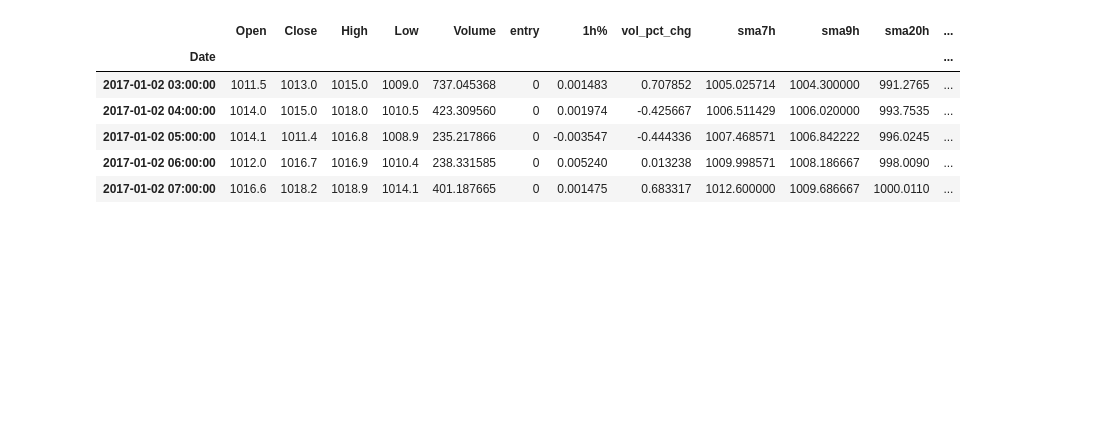
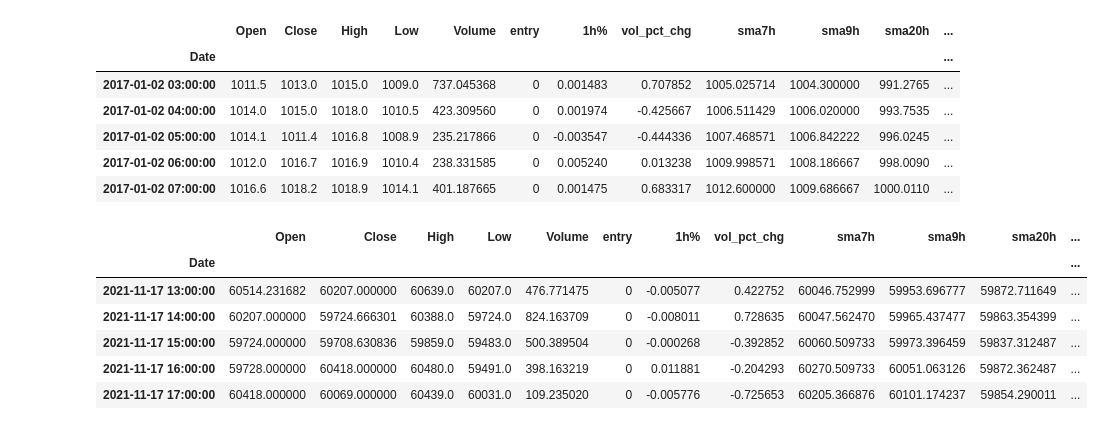
Before and after one commit to webclinic017/The_Crypto_Caller, a Jupyter notebook: LSTM testing/price_prediction_update.ipynb, the cells around one changed output. Saved outputs shown, nothing was run; the diff lists cells and outputs as text; code cells hidden in the pictures; blank space fills up the shorter version.

```diff
--- a/LSTM testing/price_prediction_update.ipynb
+++ b/LSTM testing/price_prediction_update.ipynb
@@ -49,3 +41,14 @@ hist.head()
 | 2017-01-02 05:00:00 | 1014.1 | 1011.4 | 1016.8 | 1008.9 | 235.217866 | 0 | -0.003547 | -0.444336 | 1007.468571 | 1006.842222 | 996.0245 | ... |
 | 2017-01-02 06:00:00 | 1012.0 | 1016.7 | 1016.9 | 1010.4 | 238.331585 | 0 | 0.005240 | 0.013238 | 1009.998571 | 1008.186667 | 998.0090 | ... |
 | 2017-01-02 07:00:00 | 1016.6 | 1018.2 | 1018.9 | 1014.1 | 401.187665 | 0 | 0.001475 | 0.683317 | 1012.600000 | 1009.686667 | 1000.0110 | ... |
+# %%
+hist = hist[-200:]
+hist.tail()
+# %% [output]
+|  | Open | Close | High | Low | Volume | entry | 1h% | vol_pct_chg | sma7h | sma9h | sma20h | ... |
+| Date |  |  |  |  |  |  |  |  |  |  |  | ... |
+| 2021-11-17 13:00:00 | 60514.231682 | 60207.000000 | 60639.0 | 60207.0 | 476.771475 | 0 | -0.005077 | 0.422752 | 60046.752999 | 59953.696777 | 59872.711649 | ... |
+| 2021-11-17 14:00:00 | 60207.000000 | 59724.666301 | 60388.0 | 59724.0 | 824.163709 | 0 | -0.008011 | 0.728635 | 60047.562470 | 59965.437477 | 59863.354399 | ... |
+| 2021-11-17 15:00:00 | 59724.000000 | 59708.630836 | 59859.0 | 59483.0 | 500.389504 | 0 | -0.000268 | -0.392852 | 60060.509733 | 59973.396459 | 59837.312487 | ... |
+| 2021-11-17 16:00:00 | 59728.000000 | 60418.000000 | 60480.0 | 59491.0 | 398.163219 | 0 | 0.011881 | -0.204293 | 60270.509733 | 60051.063126 | 59872.362487 | ... |
+| 2021-11-17 17:00:00 | 60418.000000 | 60069.000000 | 60439.0 | 60031.0 | 109.235020 | 0 | -0.005776 | -0.725653 | 60205.366876 | 60101.174237 | 59854.290011 | ... |
```
Also changed, not shown: parts of 13 cells of this notebook.
